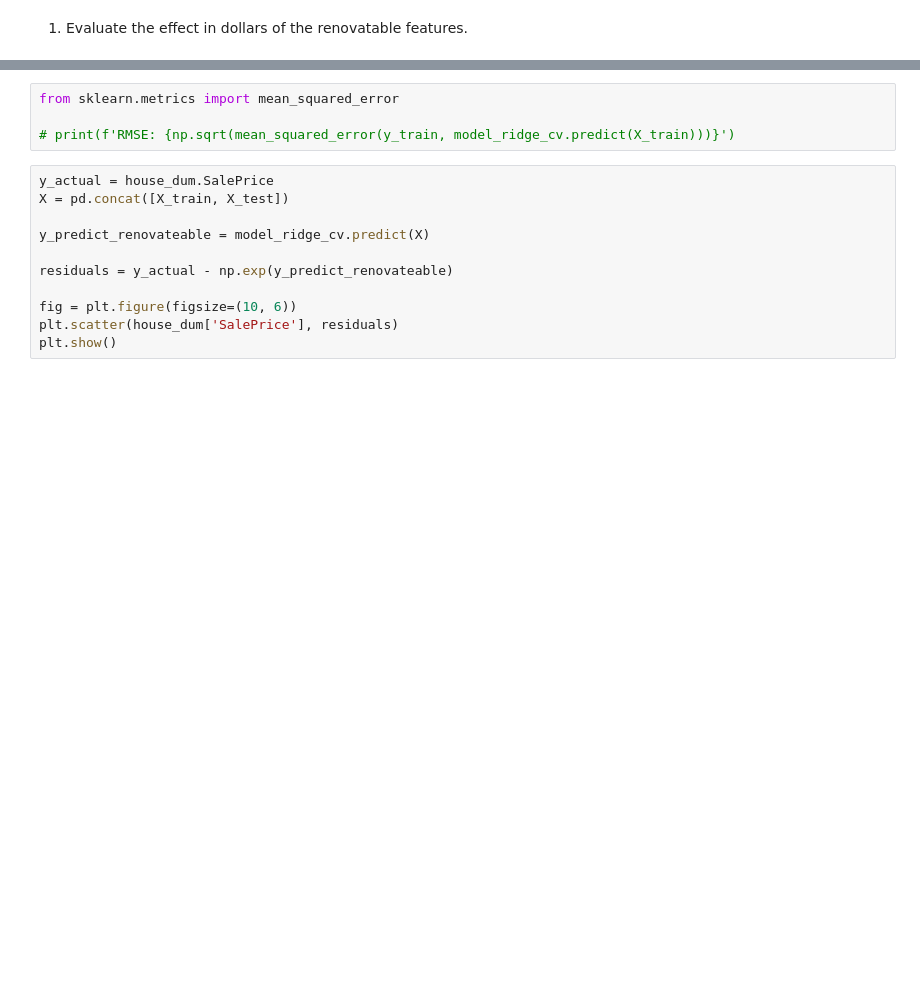
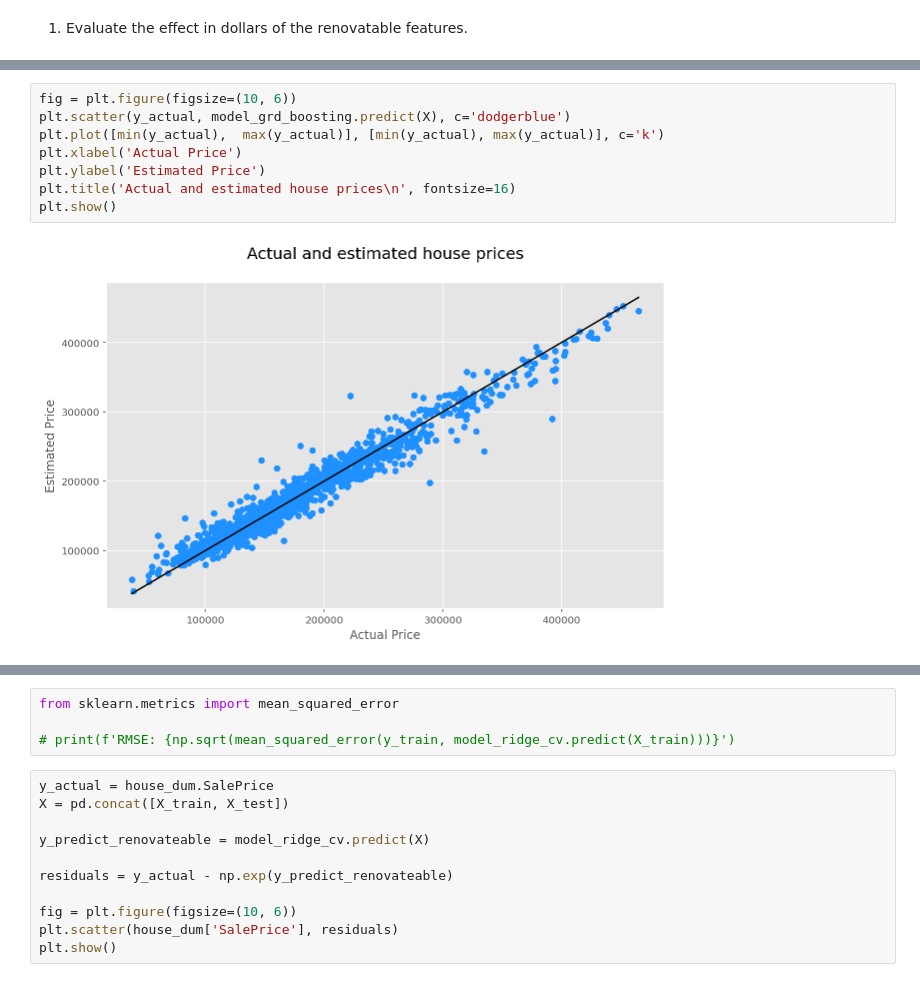
Before and after one commit to androi7/ds-mini-projects, a Jupyter notebook: House-Prices/House_Prices.ipynb, the cells around one changed output, grey strips where cells are left out. Drawn from its saved outputs; the diff is of its cells as text; blank space fills up the shorter version.

```diff
--- a/House-Prices/House_Prices.ipynb
+++ b/House-Prices/House_Prices.ipynb
@@ -1304,0 +1321,10 @@ For lower house prices the predictions are too high and for higher house prices
+# %%
+fig = plt.figure(figsize=(10, 6))
+plt.scatter(y_actual, model_grd_boosting.predict(X), c='dodgerblue')
+plt.plot([min(y_actual),  max(y_actual)], [min(y_actual), max(y_actual)], c='k')
+plt.xlabel('Actual Price')
+plt.ylabel('Estimated Price')
+plt.title('Actual and estimated house prices\n', fontsize=16)
+plt.show()
+# %% [output]
+[figure, added]
```
Also changed, not shown: parts of 33 cells of this notebook.
